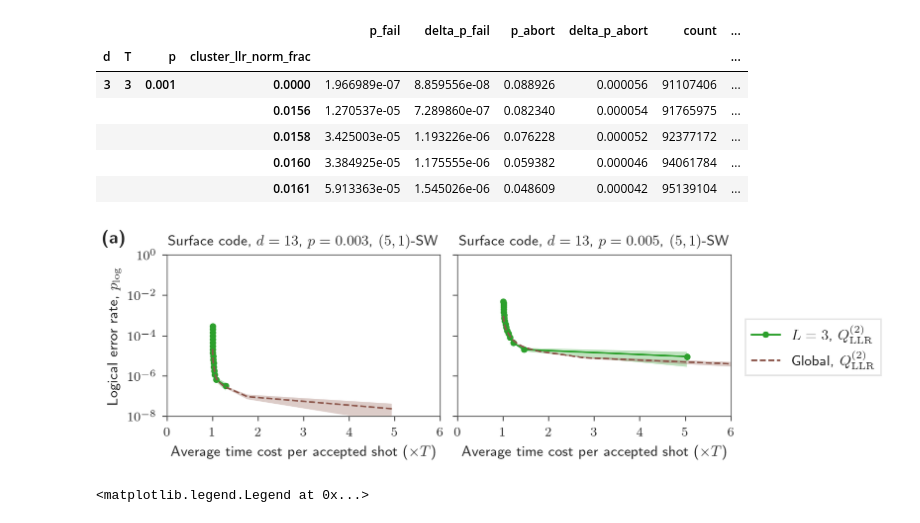
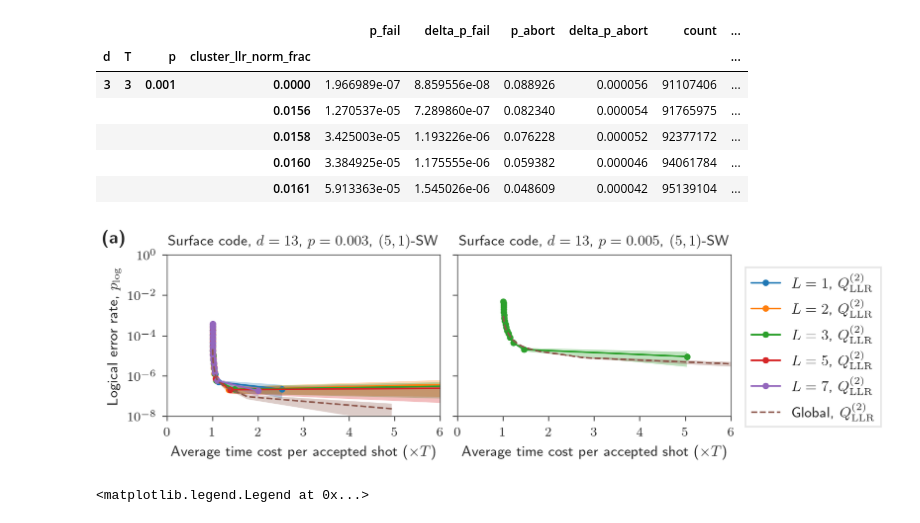
Before and after one commit to seokhyung-lee/ldpc-post-selection, a Jupyter notebook: simulations/analysis/notebooks/surface_sliding_window_analysis.ipynb, the cells around one changed output. Saved outputs shown, nothing was run; the diff lists cells and outputs as text; code cells hidden in the pictures.

```diff
--- a/simulations/analysis/notebooks/surface_sliding_window_analysis.ipynb
+++ b/simulations/analysis/notebooks/surface_sliding_window_analysis.ipynb
@@ -315,7 +312,7 @@ df_ps.head()
 fig = FIG_FORMATTER.figure(wide=True, aspect_ratio=0.3)
 axes = fig.subplots(ncols=2, sharey=True)
 
-tol = 0.8
+tol = 1
 
 Ls = [1, 2, 3, 5, 7]
 
@@ -354,34 +351,34 @@ for i_ax, (prms, dfs_rtps) in enumerate(dfs_rtps_all.items()):
         label=r"Global, $Q_\mathrm{LLR}^{(2)}$" if i_ax == 0 else None,
         linestyle="--",
         color=COLORS(len(Ls))
     )
 
     ax.set_yscale("log")
 
     ax.set_title(rf"Surface code, $d={d}$, $p = {p}$, $({W}, {F})$-SW", fontsize=9)
     ax.set_xlabel(r"Average time cost per accepted shot ($\times T$)")
     if i_ax == 0:
         ax.set_ylabel(r"Logical error rate, $p_\mathrm{log}$")
 
     ax.set_xticks(np.arange(0, 17))
     ax.set_xlim(0, 6)
     ax.set_ylim(1e-8, 1)
 
 fig.legend(loc="outside right")
 
 fig.text(
     0,
     1,
     r"\textbf{(a)}",
     fontsize=11,
     in_layout=False,
     transform=fig.transFigure,
     verticalalignment="top",
 )
 
 fig.savefig("overleaf_figs/surface_code_sliding_window_analysis.pdf")
 # %% [output]
-[figure, old version]
+[figure, new version]
 # %%
 fig = FIG_FORMATTER.figure(aspect_ratio=1)
 ax = fig.add_subplot()
```
Also changed, not shown: parts of 1 cell of this notebook, 9 other files.
